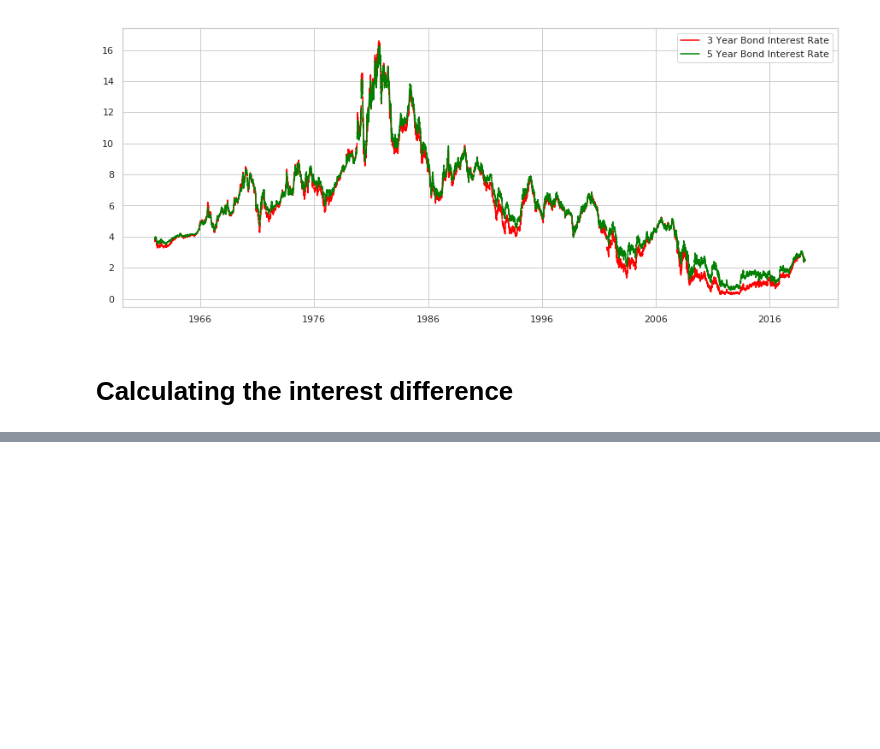
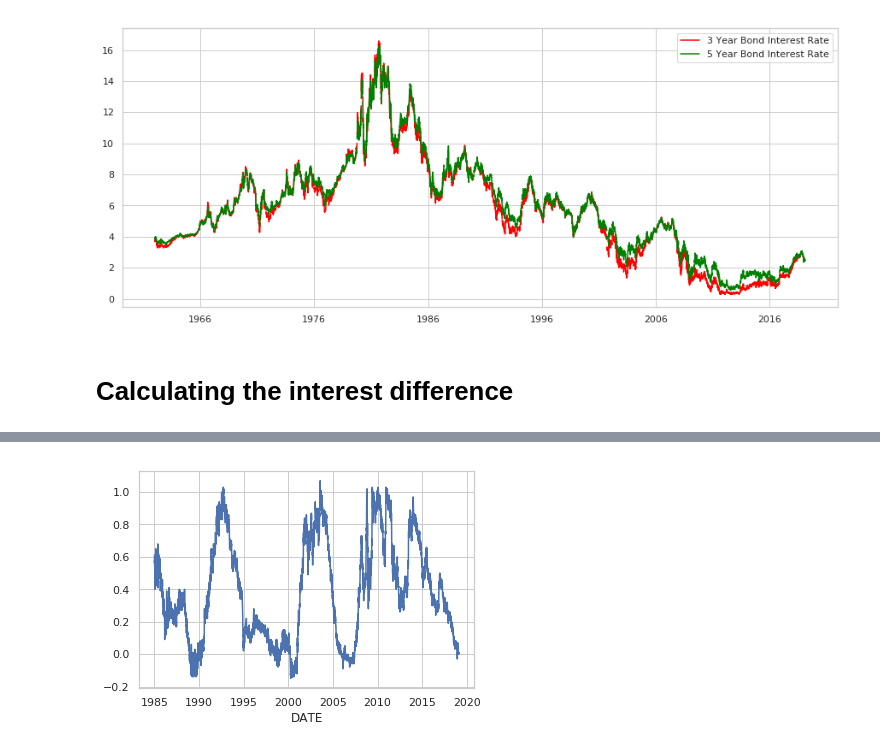
Before and after one commit to guyandtheworld/recession, a Jupyter notebook: model/Bond Analysis.ipynb, the cells around one changed output, grey strips where cells are left out. Saved outputs shown, nothing was run; the diff lists cells and outputs as text; code cells hidden in the pictures; blank space fills up the shorter version.

```diff
--- a/model/Bond Analysis.ipynb
+++ b/model/Bond Analysis.ipynb
@@ -53,0 +74,6 @@ for year in years:
+# %%
+df = df.fillna(method='ffill')
+df[df.index > '1985'].DIFF.plot()
+df = df[df.index > '1985']
+# %% [output]
+[figure, added]
```
Also changed, not shown: parts of 9 cells of this notebook.
